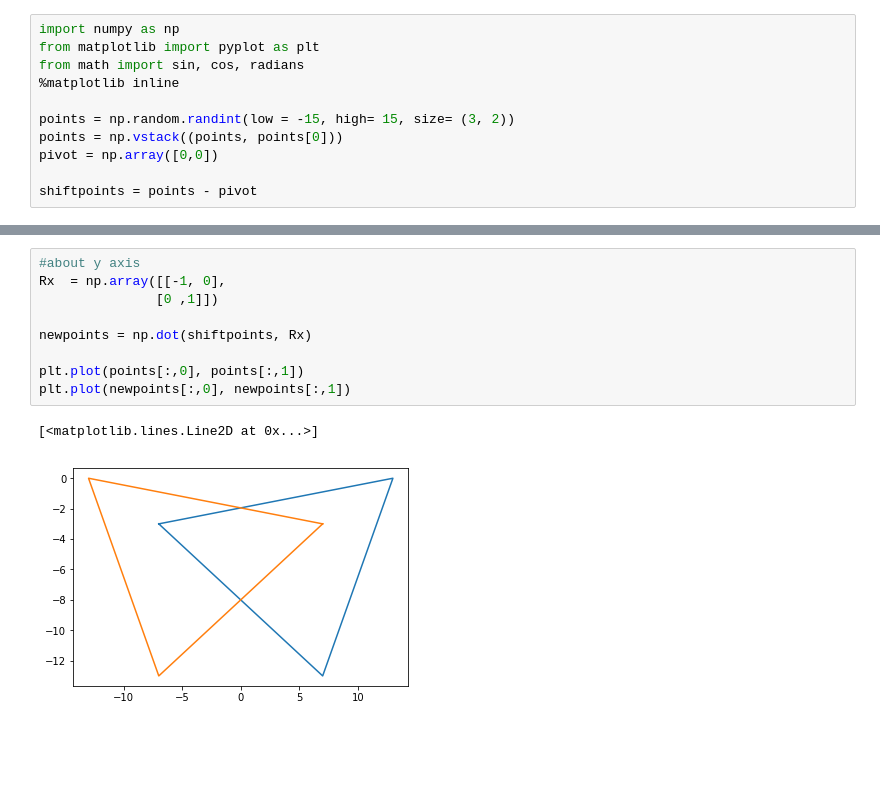
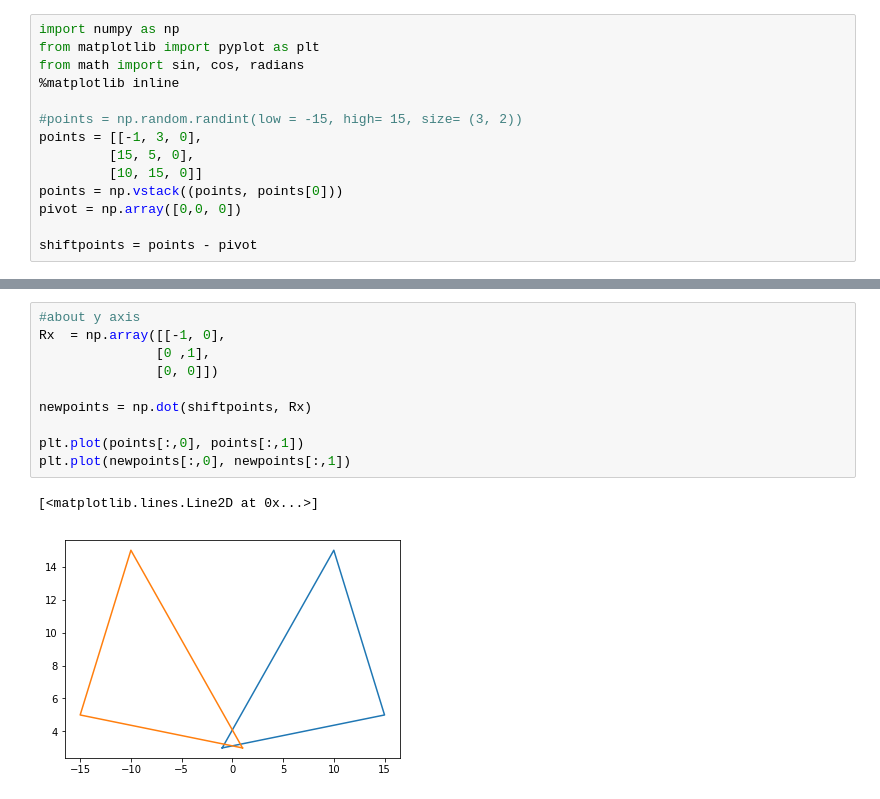
Before and after one commit to AwaleSajil/2dtransformation, a Jupyter notebook: 2D Reflection.ipynb, the cells around one changed output, grey strips where cells are left out. Cells and saved outputs as stored; diff of their text form; blank space fills up the shorter version.

```diff
--- a/2D Reflection.ipynb
+++ b/2D Reflection.ipynb
@@ -4,9 +4,12 @@ from matplotlib import pyplot as plt
 from math import sin, cos, radians
 %matplotlib inline
 
-points = np.random.randint(low = -15, high= 15, size= (3, 2))
+#points = np.random.randint(low = -15, high= 15, size= (3, 2))
+points = [[-1, 3, 0],
+         [15, 5, 0],
+         [10, 15, 0]]
 points = np.vstack((points, points[0]))
-pivot = np.array([0,0])
+pivot = np.array([0,0, 0])
 
 shiftpoints = points - pivot
 # %%
@@ -24,15 +28,16 @@ plt.plot(newpoints[:,0], newpoints[:,1])
 # %%
 #about y axis
 Rx  = np.array([[-1, 0],
-               [0 ,1]])
+               [0 ,1],
+               [0, 0]])
 
 newpoints = np.dot(shiftpoints, Rx)
 
 plt.plot(points[:,0], points[:,1])
 plt.plot(newpoints[:,0], newpoints[:,1])
 # %% [output]
 [<matplotlib.lines.Line2D at 0x...>]
-[figure, old version]
+[figure, new version]
 # %%
 #about origin
 
```
Also changed, not shown: parts of 3 cells of this notebook.
